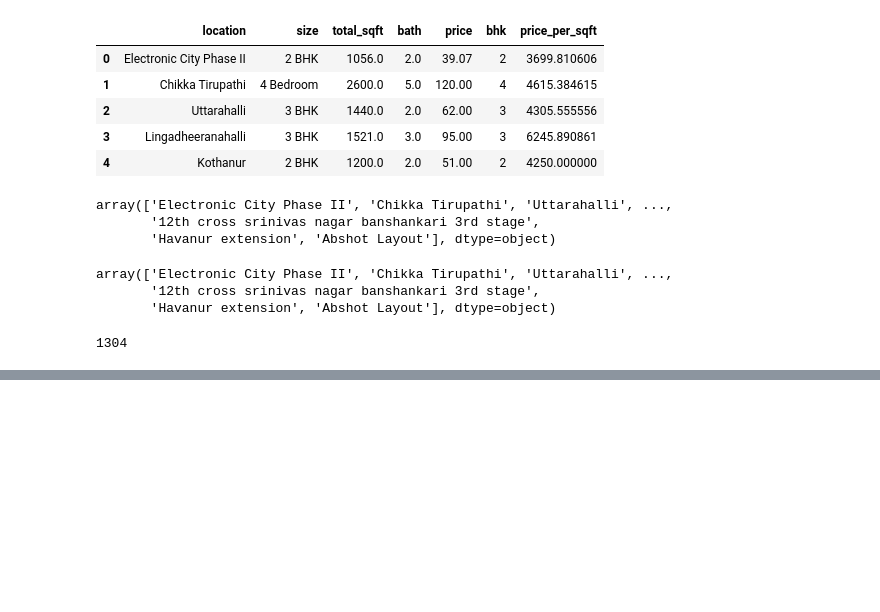
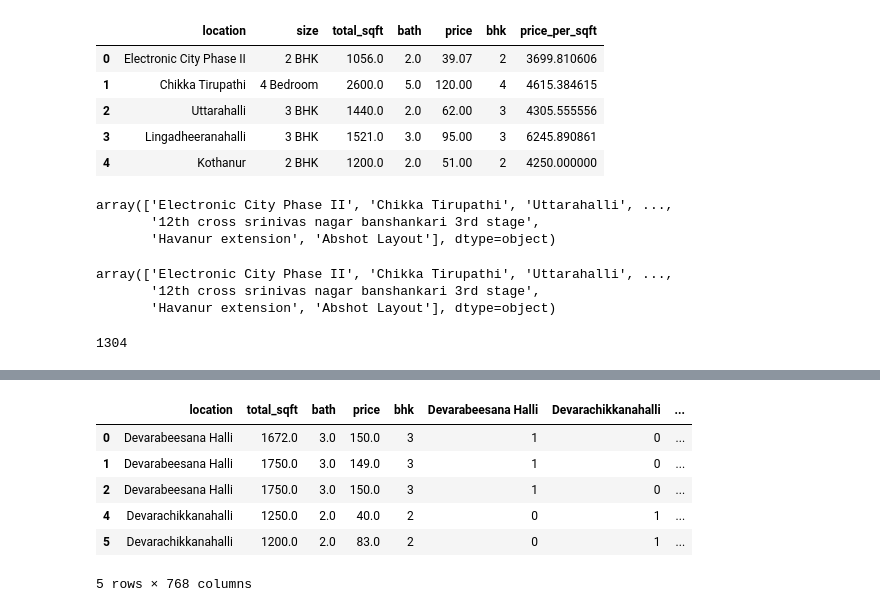
Before and after one commit to akakshat/Real-Estate-Price-Prediction, a Jupyter notebook: Real Estate Price Prediction.ipynb, the cells around one changed output, grey strips where cells are left out. Saved outputs shown, nothing was run; the diff lists cells and outputs as text; code cells hidden in the pictures; blank space fills up the shorter version.

```diff
--- a/Real Estate Price Prediction.ipynb
+++ b/Real Estate Price Prediction.ipynb
@@ -363,0 +370,3 @@ df10.head()
+# %%
+dummies = pd.get_dummies(df10.location)
+dummies.head()
@@ -363,0 +381,11 @@ df10.head()
+# %%
+df11 = pd.concat([df10, dummies.drop('tc.palya', axis='columns')], axis='columns')
+df11.head()
+# %% [output]
+|  | location | total_sqft | bath | price | bhk | Devarabeesana Halli | Devarachikkanahalli | ... |
+| 0 | Devarabeesana Halli | 1672.0 | 3.0 | 150.0 | 3 | 1 | 0 | ... |
+| 1 | Devarabeesana Halli | 1750.0 | 3.0 | 149.0 | 3 | 1 | 0 | ... |
+| 2 | Devarabeesana Halli | 1750.0 | 3.0 | 150.0 | 3 | 1 | 0 | ... |
+| 4 | Devarachikkanahalli | 1250.0 | 2.0 | 40.0 | 2 | 0 | 1 | ... |
+| 5 | Devarachikkanahalli | 1200.0 | 2.0 | 83.0 | 2 | 0 | 1 | ... |
+5 rows × 768 columns
```
Also changed, not shown: parts of 45 cells of this notebook.
